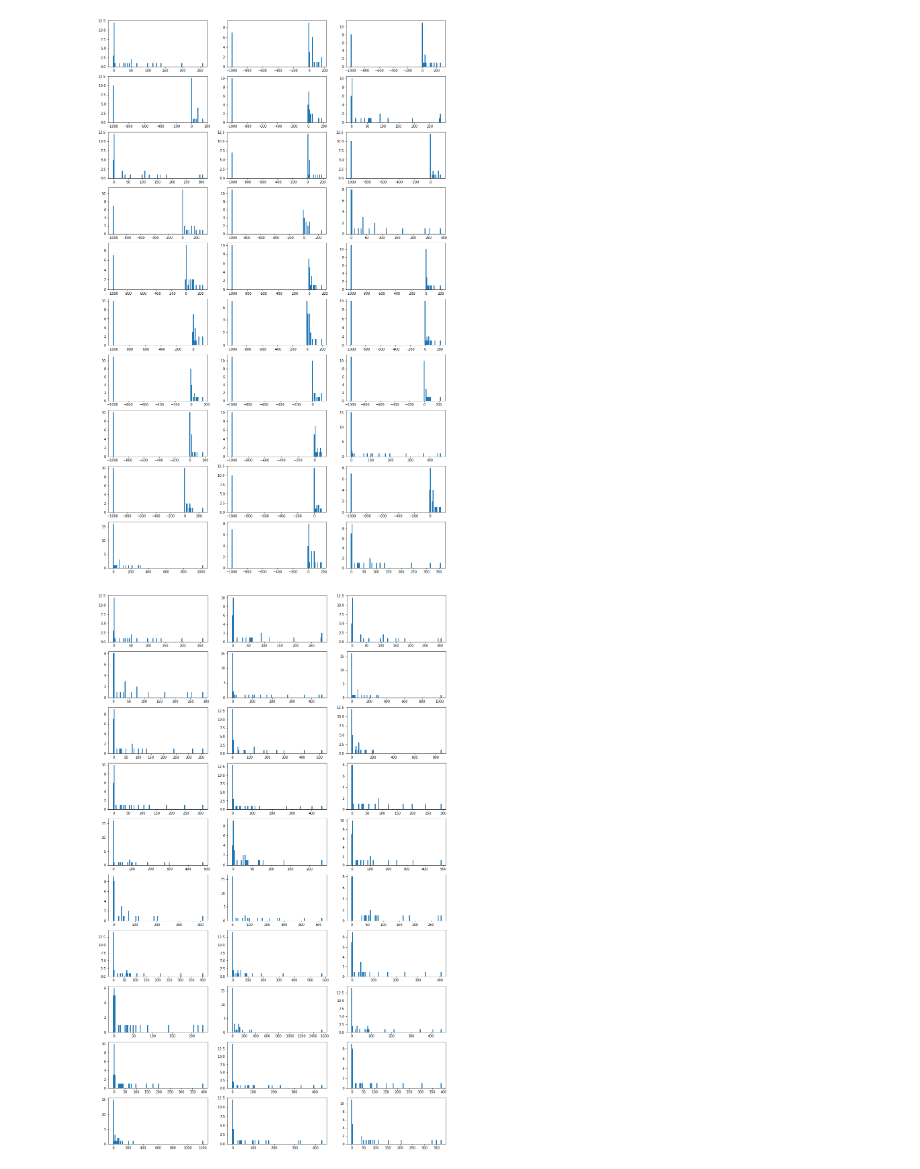
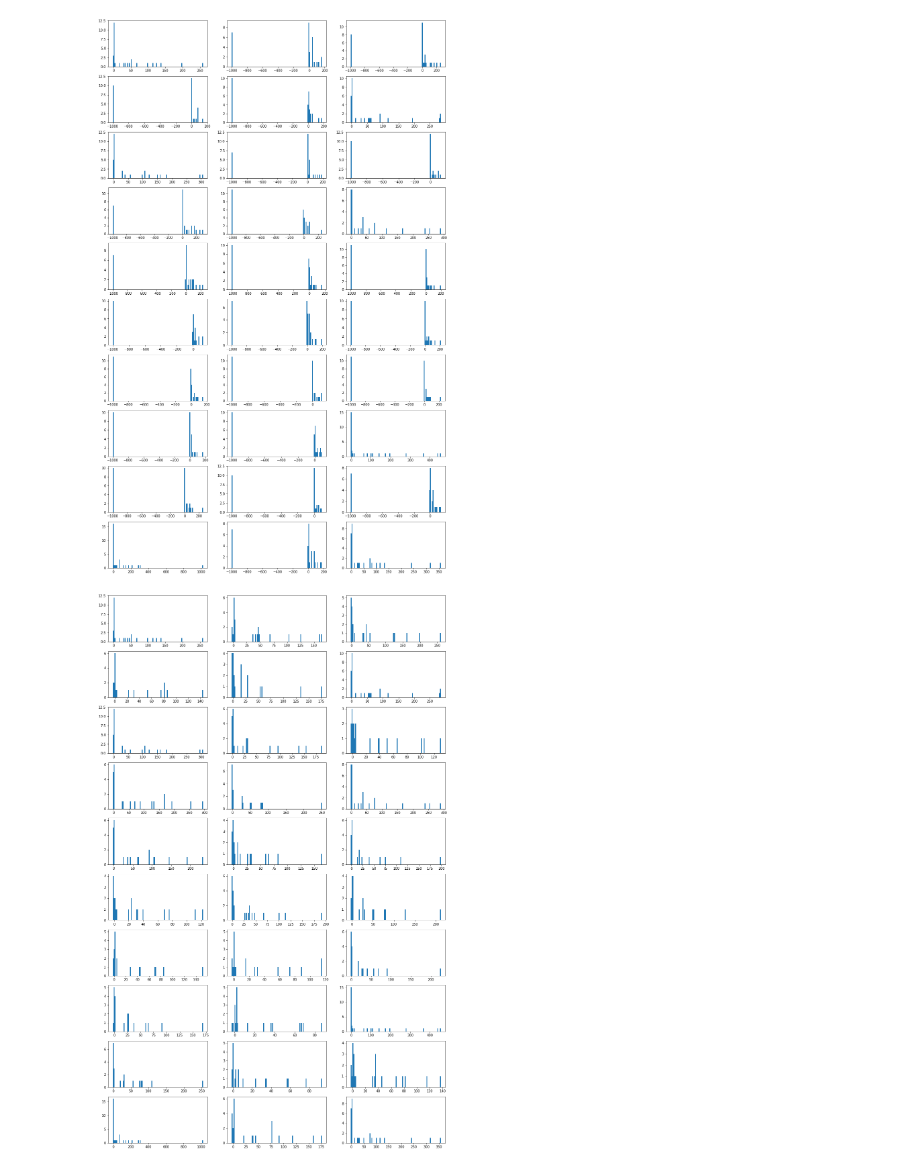
Before and after one commit to verafristedt/CS433-Projects, a Jupyter notebook: project1/rigde_regression.ipynb, the cells around one changed output. Drawn from its saved outputs; the diff is of its cells as text; code cells hidden in the pictures.

```diff
--- a/project1/rigde_regression.ipynb
+++ b/project1/rigde_regression.ipynb
@@ -40,14 +29,12 @@ def plot_hists(tx):
 plot_hists(tx)
 # %% [output]
 [figure]
-# %%
-tx_df = pd.DataFrame(tx)
-tx_dropna = tx_df[tx_df.isin([-999]).any(axis=1) != True]
-tx_d = tx_dropna.to_numpy()
-
-plot_hist(tx_d)
-# %% [output]
-[figure, removed]
+# %%
+tx[tx==-999] = np.nan
+
+plot_hists(tx)
+# %% [output]
+[figure, added]
 # %%
 mean_tx = np.mean(tx, axis=0)
 std_tx = np.std(tx, axis=0)
```
Also changed, not shown: parts of 4 cells of this notebook, 1 other file.
